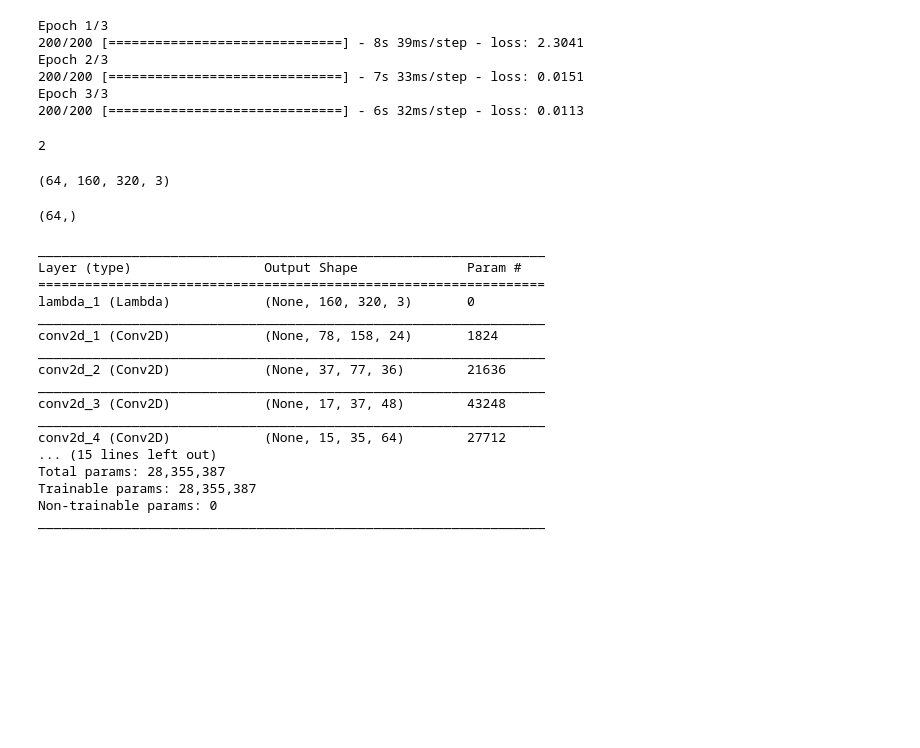
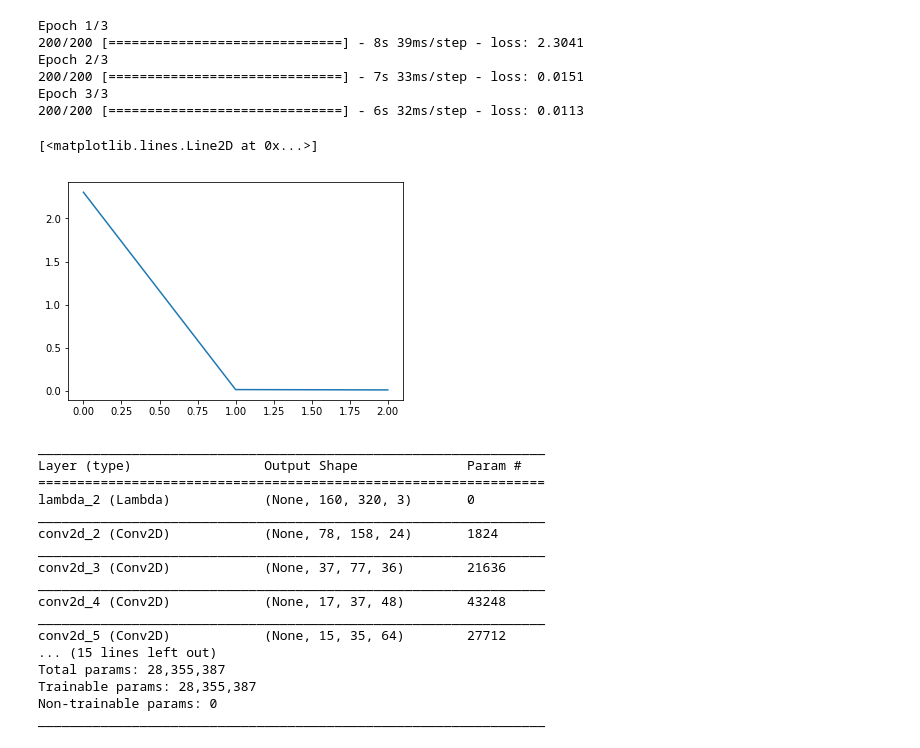
Before and after one commit to Bovey0809/CarND-Behavioral-Cloning-P3, a Jupyter notebook: generator.ipynb, the cells around one changed output. Cells and saved outputs as stored; diff of their text form; code cells hidden in the pictures; blank space fills up the shorter version.

```diff
--- a/generator.ipynb
+++ b/generator.ipynb
@@ -18,0 +40,10 @@ Using TensorFlow backend.
+# %%
+os.environ['CUDA_VISIBLE_DEVICES'] = '1'
+print(tf.__version__)
+# run_opts = tf.RunOptions(report_tensor_allocations_upon_oom = True)
+lines = []
+with open('./IMG/driving_log_new.csv') as csvfile:
+    reader = csv.reader(csvfile)
+    next(reader)
+    for line in reader:
+        lines.append(line)
@@ -19,14 +62,4 @@ Using TensorFlow backend.
 # %%
-os.environ['CUDA_VISIBLE_DEVICES'] = '1'
-print(tf.__version__)
-# run_opts = tf.RunOptions(report_tensor_allocations_upon_oom = True)
-lines = []
-with open('./data/driving_log.csv') as csvfile:
-    reader = csv.reader(csvfile)
-    next(reader)
-    for line in reader:
-        lines.append(line)
-
 train_samples, validation_samples = train_test_split(lines, test_size=0.2)
 
 def generator(samples, batch_size=32):
@@ -40,7 +73,8 @@ def generator(samples, batch_size=32):
             images = []
             angles = []
             for batch_sample in batch_samples:
-                name = './data/IMG/'+batch_sample[0].split('/')[-1]
+                name = './IMG/IMG/'+batch_sample[0].split('/')[-1]
+                print(name)
                 center_image = cv2.imread(name)
                 center_angle = float(batch_sample[3])
                 images.append(center_image)
@@ -116,30 +163,23 @@ _ge_train = next(train_generator)
-# %%
-len(_ge_train)
-# %% [output]
-2
-# %%
-_ge_train[0].shape
-# %% [output]
-(64, 160, 320, 3)
-# %%
-_ge_train[1].shape
-# %% [output]
-(64,)
+# %%
+plt.plot(model.history.history['loss'])
+# %% [output]
+[<matplotlib.lines.Line2D at 0x...>]
+[figure, added]
 # %%
 model.summary()
 # %% [output]
 _________________________________________________________________
 Layer (type)                 Output Shape              Param #
 =================================================================
-lambda_1 (Lambda)            (None, 160, 320, 3)       0
+lambda_2 (Lambda)            (None, 160, 320, 3)       0
 _________________________________________________________________
-conv2d_1 (Conv2D)            (None, 78, 158, 24)       1824
+conv2d_2 (Conv2D)            (None, 78, 158, 24)       1824
 _________________________________________________________________
-conv2d_2 (Conv2D)            (None, 37, 77, 36)        21636
+conv2d_3 (Conv2D)            (None, 37, 77, 36)        21636
 _________________________________________________________________
-conv2d_3 (Conv2D)            (None, 17, 37, 48)        43248
+conv2d_4 (Conv2D)            (None, 17, 37, 48)        43248
 _________________________________________________________________
-conv2d_4 (Conv2D)            (None, 15, 35, 64)        27712
+conv2d_5 (Conv2D)            (None, 15, 35, 64)        27712
 ... (15 lines left out)
 Total params: 28,355,387
 Trainable params: 28,355,387
```
Also changed, not shown: parts of 12 cells of this notebook, 2 other files.
